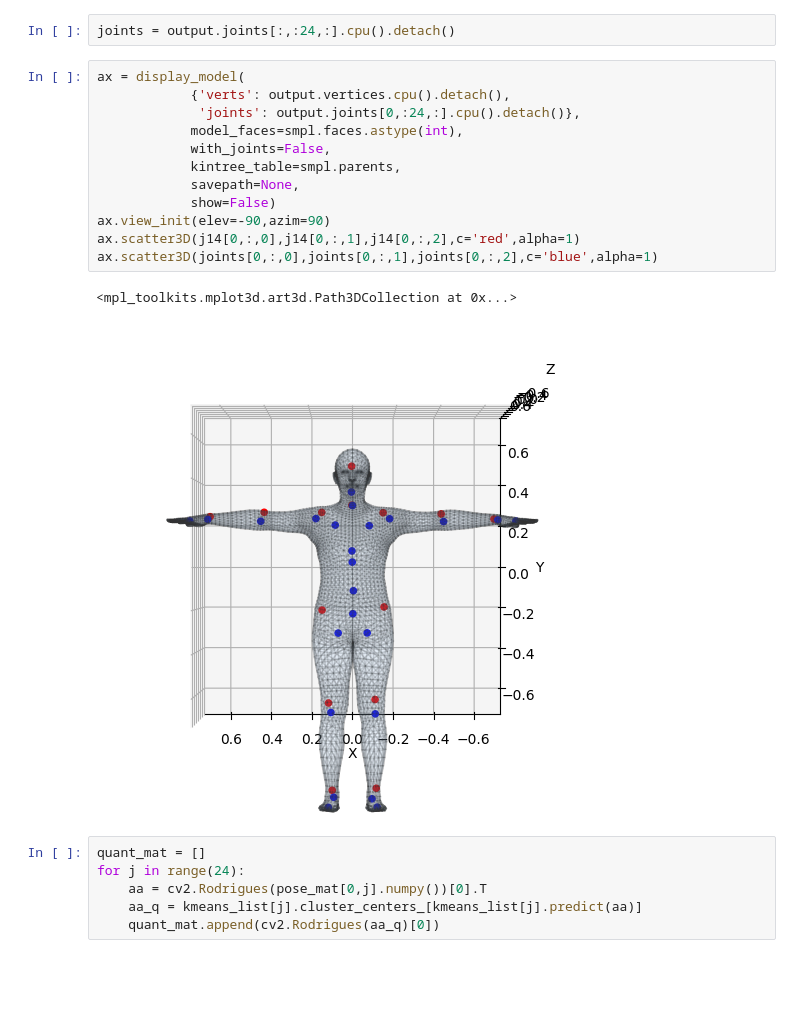
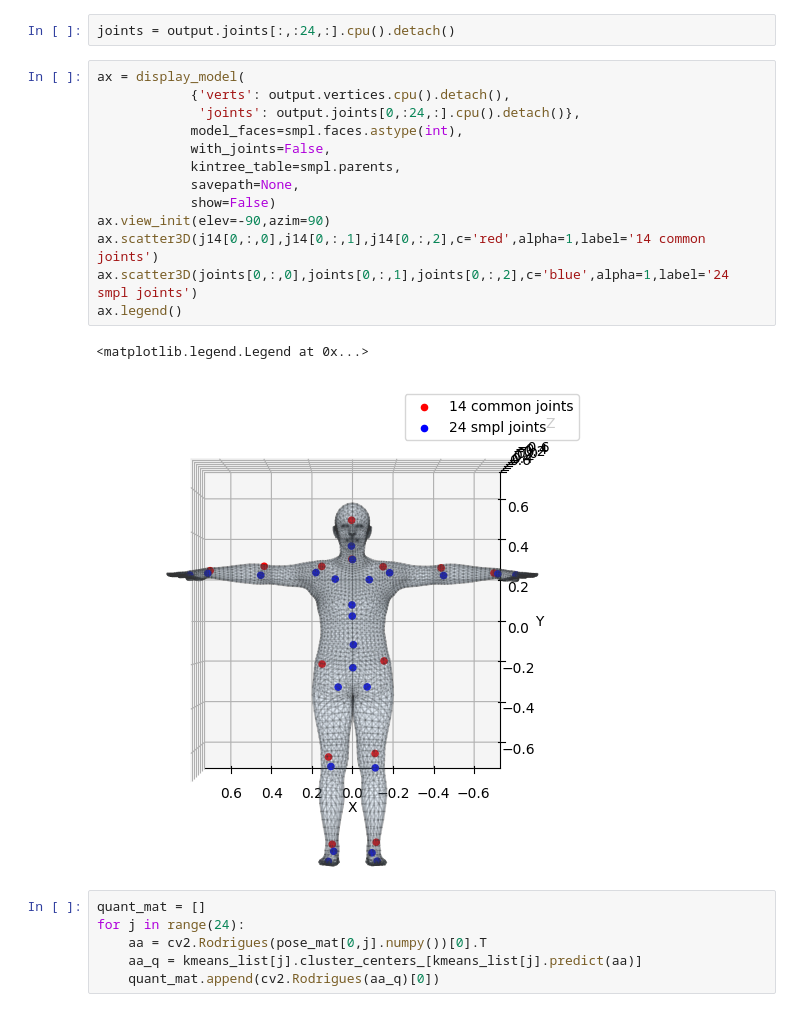
Before and after one commit to sspsk/thesis, a Jupyter notebook: notebooks/angle_quantization.ipynb, the cells around one changed output. Cells and saved outputs as stored; diff of their text form; blank space fills up the shorter version.

```diff
--- a/notebooks/angle_quantization.ipynb
+++ b/notebooks/angle_quantization.ipynb
@@ -71,18 +71,19 @@ joints = output.joints[:,:24,:].cpu().detach()
 # %%
 ax = display_model(
             {'verts': output.vertices.cpu().detach(),
              'joints': output.joints[0,:24,:].cpu().detach()},
             model_faces=smpl.faces.astype(int),
             with_joints=False,
             kintree_table=smpl.parents,
             savepath=None,
             show=False)
 ax.view_init(elev=-90,azim=90)
-ax.scatter3D(j14[0,:,0],j14[0,:,1],j14[0,:,2],c='red',alpha=1)
-ax.scatter3D(joints[0,:,0],joints[0,:,1],joints[0,:,2],c='blue',alpha=1)
+ax.scatter3D(j14[0,:,0],j14[0,:,1],j14[0,:,2],c='red',alpha=1,label='14 common joints')
+ax.scatter3D(joints[0,:,0],joints[0,:,1],joints[0,:,2],c='blue',alpha=1,label='24 smpl joints')
+ax.legend()
 # %% [output]
-<mpl_toolkits.mplot3d.art3d.Path3DCollection at 0x...>
+<matplotlib.legend.Legend at 0x...>
-[figure, old version]
+[figure, new version]
 # %%
 quant_mat = []
 for j in range(24):
```
Also changed, not shown: 2 other files.
